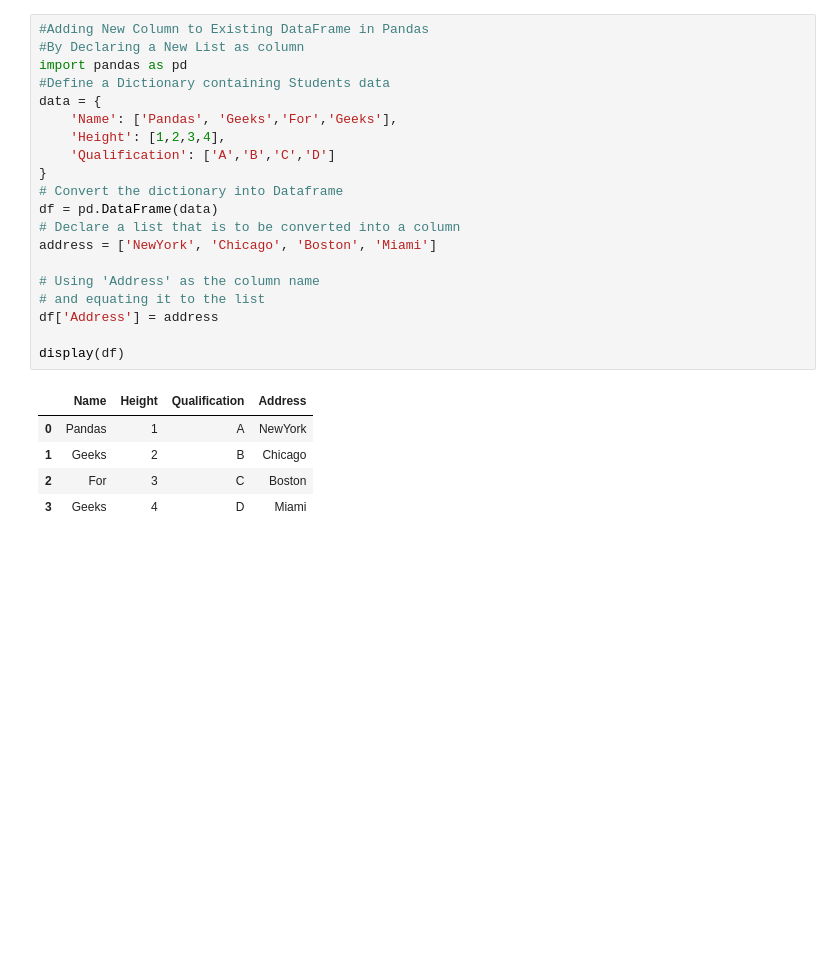
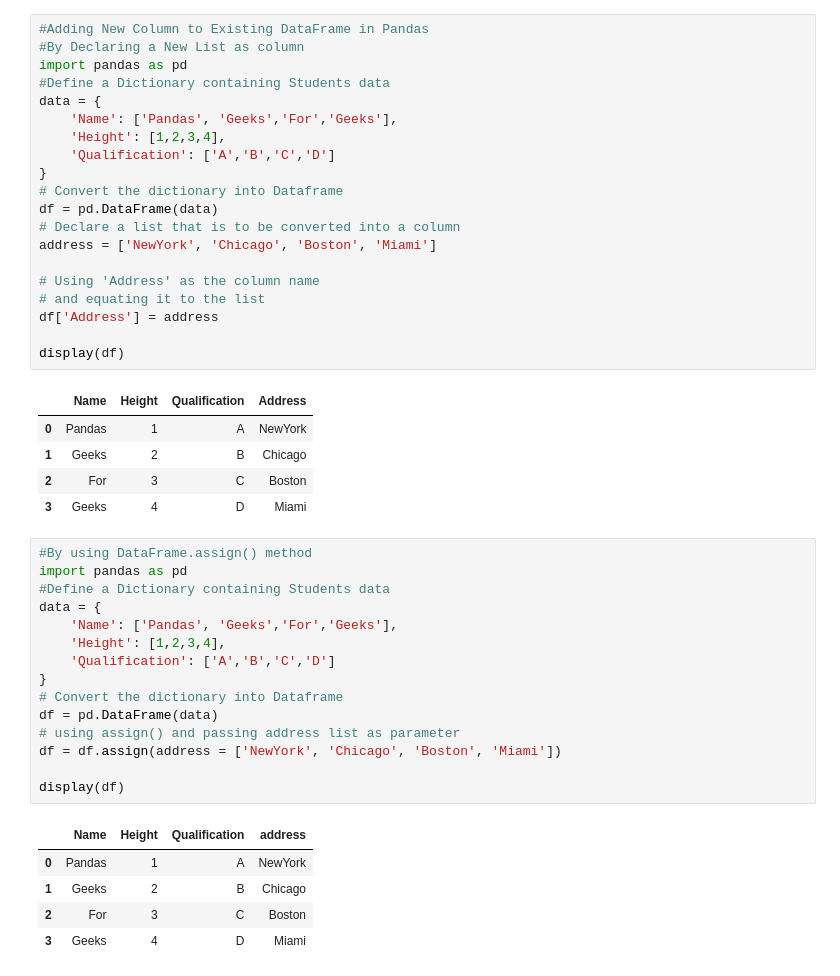
Before and after one commit to Lenmbugua/Python-Numpy-and-Pandas, a Jupyter notebook: Pandas.ipynb, the cells around one changed output. Cells and saved outputs as stored; diff of their text form; blank space fills up the shorter version.

Commit message:
using assign()method

```diff
--- a/Pandas.ipynb
+++ b/Pandas.ipynb
@@ -1950,3 +1950,24 @@ display(df)
 | 1 | Geeks | 2 | B | Chicago |
 | 2 | For | 3 | C | Boston |
 | 3 | Geeks | 4 | D | Miami |
+# %%
+#By using DataFrame.assign() method
+import pandas as pd
+#Define a Dictionary containing Students data
+data = {
+    'Name': ['Pandas', 'Geeks','For','Geeks'],
+    'Height': [1,2,3,4],
+    'Qualification': ['A','B','C','D']
+}
+# Convert the dictionary into Dataframe
+df = pd.DataFrame(data)
+# using assign() and passing address list as parameter
+df = df.assign(address = ['NewYork', 'Chicago', 'Boston', 'Miami'])
+
+display(df)
+# %% [output]
+|  | Name | Height | Qualification | address |
+| 0 | Pandas | 1 | A | NewYork |
+| 1 | Geeks | 2 | B | Chicago |
+| 2 | For | 3 | C | Boston |
+| 3 | Geeks | 4 | D | Miami |
```
